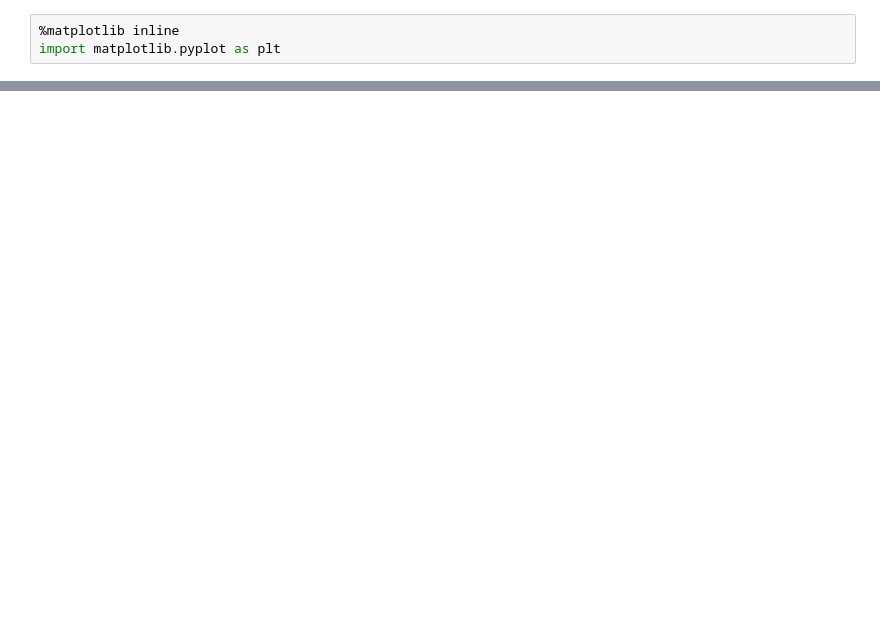
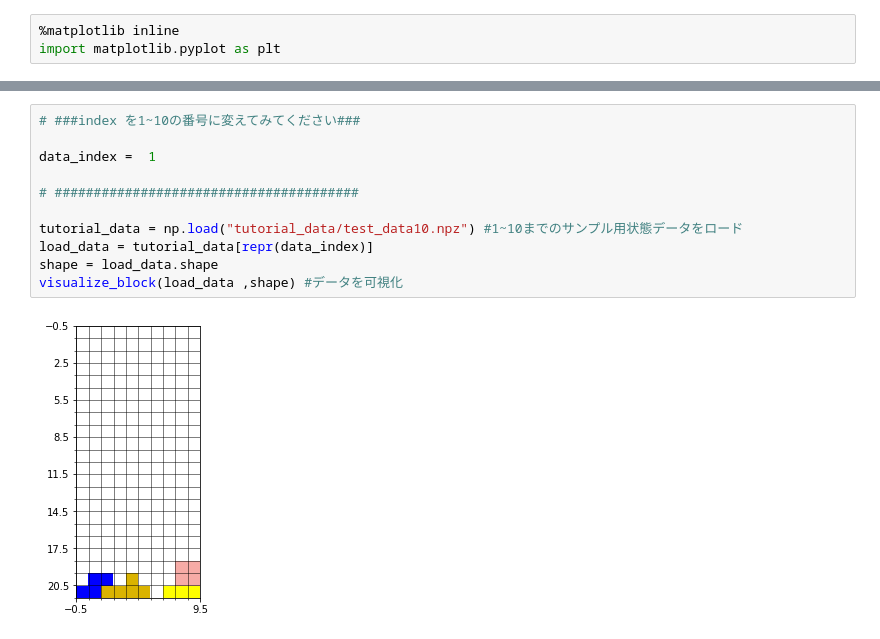
Before and after one commit to seigot/tetris, a Jupyter notebook: game_manager/machine_learning/model/machine_learning_tutorial.ipynb, the cells around one changed output, grey strips where cells are left out. Saved outputs shown, nothing was run; the diff lists cells and outputs as text; blank space fills up the shorter version.

```diff
--- a/game_manager/machine_learning/model/machine_learning_tutorial.ipynb
+++ b/game_manager/machine_learning/model/machine_learning_tutorial.ipynb
@@ -105,0 +176,13 @@ def block_sampler(N):
+# %%
+# ###index を1~10の番号に変えてみてください###
+
+data_index =  1
+
+# #######################################
+
+tutorial_data = np.load("tutorial_data/test_data10.npz") #1~10までのサンプル用状態データをロード
+load_data = tutorial_data[repr(data_index)]
+shape = load_data.shape
+visualize_block(load_data ,shape) #データを可視化
+# %% [output]
+[figure, added]
```
Also changed, not shown: parts of 39 cells of this notebook, 4 other files.
